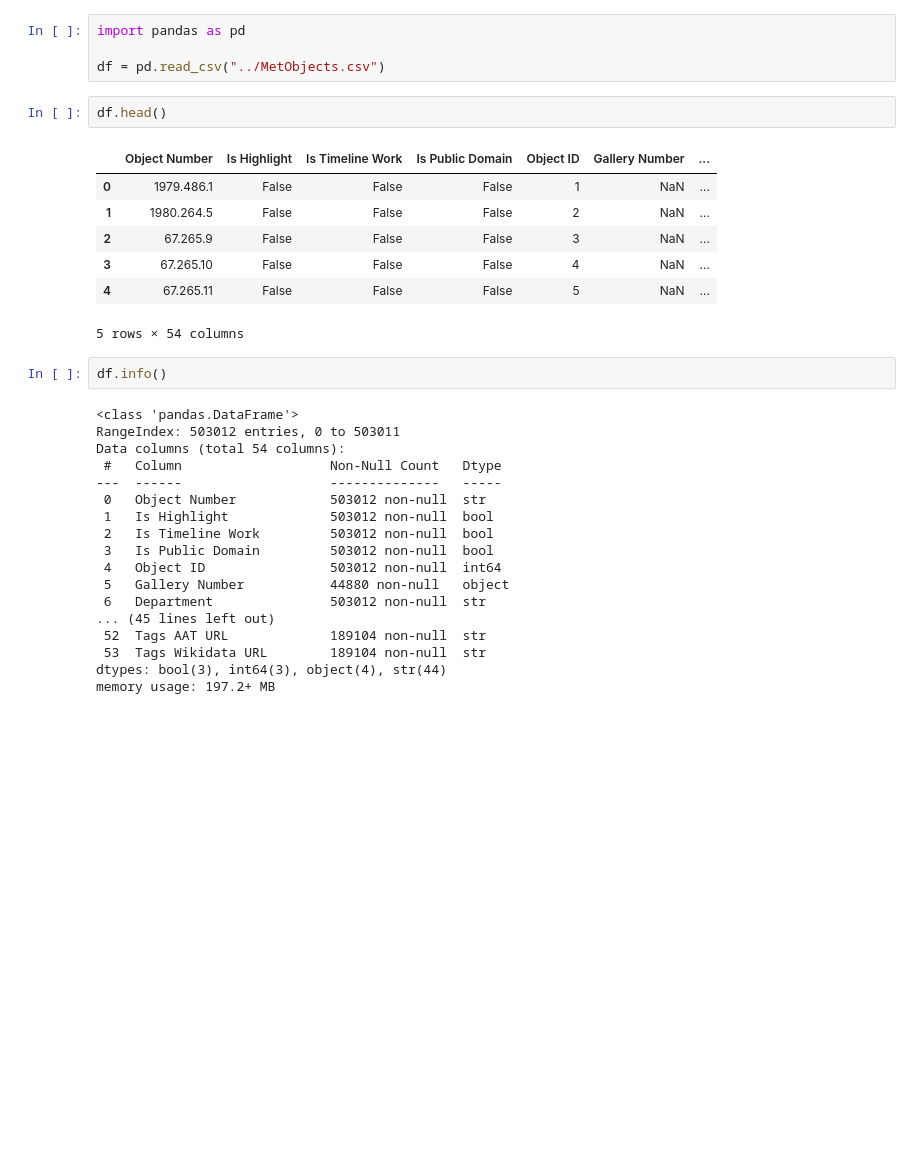
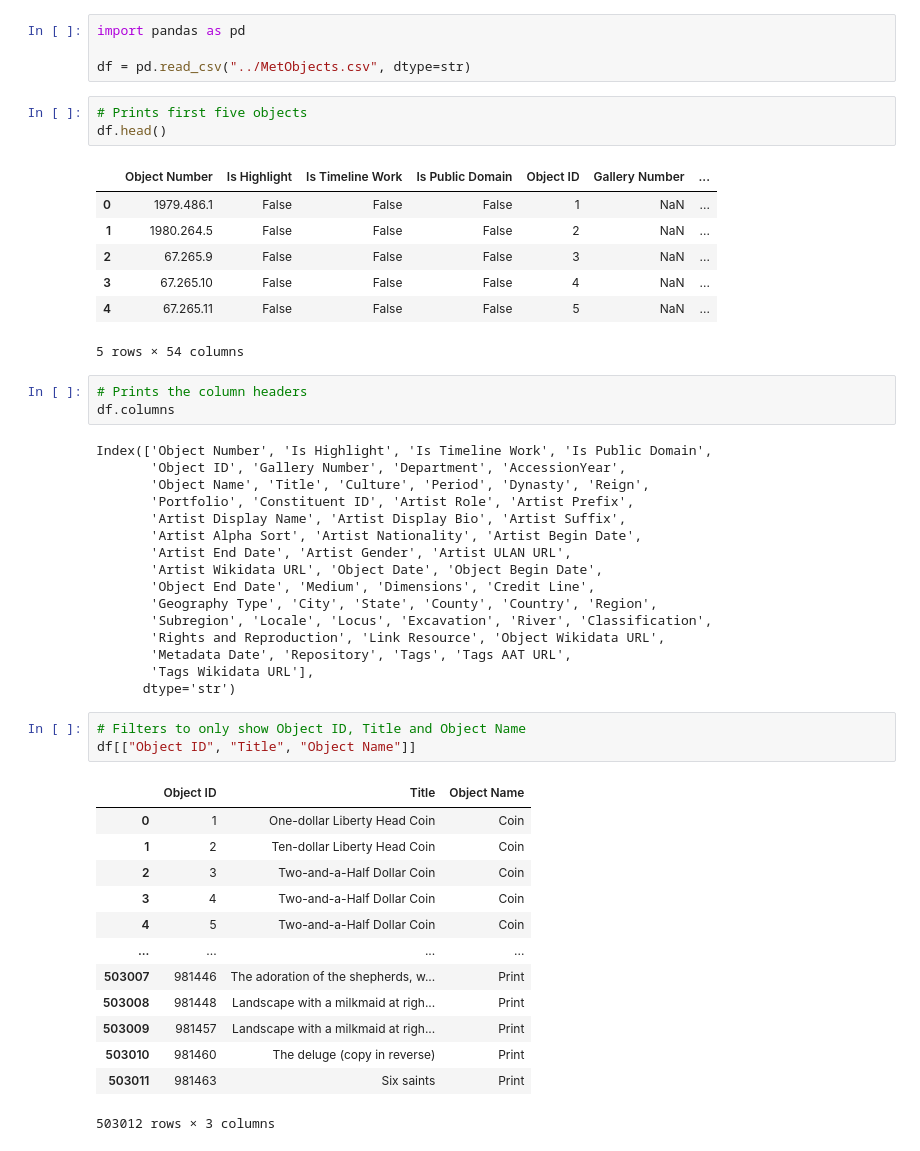
Before and after one commit to dialhero/Pyseum, a Jupyter notebook: src/notebook.ipynb, the cells around one changed output. Cells and saved outputs as stored; diff of their text form; blank space fills up the shorter version.

```diff
--- a/src/notebook.ipynb
+++ b/src/notebook.ipynb
@@ -1,8 +1,9 @@
 # %%
 import pandas as pd
 
-df = pd.read_csv("../MetObjects.csv")
+df = pd.read_csv("../MetObjects.csv", dtype=str)
 # %%
+# Prints first five objects
 df.head()
 # %% [output]
 |  | Object Number | Is Highlight | Is Timeline Work | Is Public Domain | Object ID | Gallery Number | ... |
@@ -13,22 +14,38 @@ df.head()
 | 4 | 67.265.11 | False | False | False | 5 | NaN | ... |
 5 rows × 54 columns
 # %%
-df.info()
+# Prints the column headers
+df.columns
 # %% [output]
-<class 'pandas.DataFrame'>
-RangeIndex: 503012 entries, 0 to 503011
-Data columns (total 54 columns):
- #   Column                   Non-Null Count   Dtype
----  ------                   --------------   -----
- 0   Object Number            503012 non-null  str
- 1   Is Highlight             503012 non-null  bool
- 2   Is Timeline Work         503012 non-null  bool
- 3   Is Public Domain         503012 non-null  bool
- 4   Object ID                503012 non-null  int64
- 5   Gallery Number           44880 non-null   object
- 6   Department               503012 non-null  str
-... (45 lines left out)
- 52  Tags AAT URL             189104 non-null  str
- 53  Tags Wikidata URL        189104 non-null  str
-dtypes: bool(3), int64(3), object(4), str(44)
-memory usage: 197.2+ MB
+Index(['Object Number', 'Is Highlight', 'Is Timeline Work', 'Is Public Domain',
+       'Object ID', 'Gallery Number', 'Department', 'AccessionYear',
+       'Object Name', 'Title', 'Culture', 'Period', 'Dynasty', 'Reign',
+       'Portfolio', 'Constituent ID', 'Artist Role', 'Artist Prefix',
+       'Artist Display Name', 'Artist Display Bio', 'Artist Suffix',
+       'Artist Alpha Sort', 'Artist Nationality', 'Artist Begin Date',
+       'Artist End Date', 'Artist Gender', 'Artist ULAN URL',
+       'Artist Wikidata URL', 'Object Date', 'Object Begin Date',
+       'Object End Date', 'Medium', 'Dimensions', 'Credit Line',
+       'Geography Type', 'City', 'State', 'County', 'Country', 'Region',
+       'Subregion', 'Locale', 'Locus', 'Excavation', 'River', 'Classification',
+       'Rights and Reproduction', 'Link Resource', 'Object Wikidata URL',
+       'Metadata Date', 'Repository', 'Tags', 'Tags AAT URL',
+       'Tags Wikidata URL'],
+      dtype='str')
+# %%
+# Filters to only show Object ID, Title and Object Name
+df[["Object ID", "Title", "Object Name"]]
+# %% [output]
+|  | Object ID | Title | Object Name |
+| 0 | 1 | One-dollar Liberty Head Coin | Coin |
+| 1 | 2 | Ten-dollar Liberty Head Coin | Coin |
+| 2 | 3 | Two-and-a-Half Dollar Coin | Coin |
+| 3 | 4 | Two-and-a-Half Dollar Coin | Coin |
+| 4 | 5 | Two-and-a-Half Dollar Coin | Coin |
+| ... | ... | ... | ... |
+| 503007 | 981446 | The adoration of the shepherds, w... | Print |
+| 503008 | 981448 | Landscape with a milkmaid at righ... | Print |
+| 503009 | 981457 | Landscape with a milkmaid at righ... | Print |
+| 503010 | 981460 | The deluge (copy in reverse) | Print |
+| 503011 | 981463 | Six saints | Print |
+503012 rows × 3 columns
```
Also changed, not shown: parts of 7 cells of this notebook.
